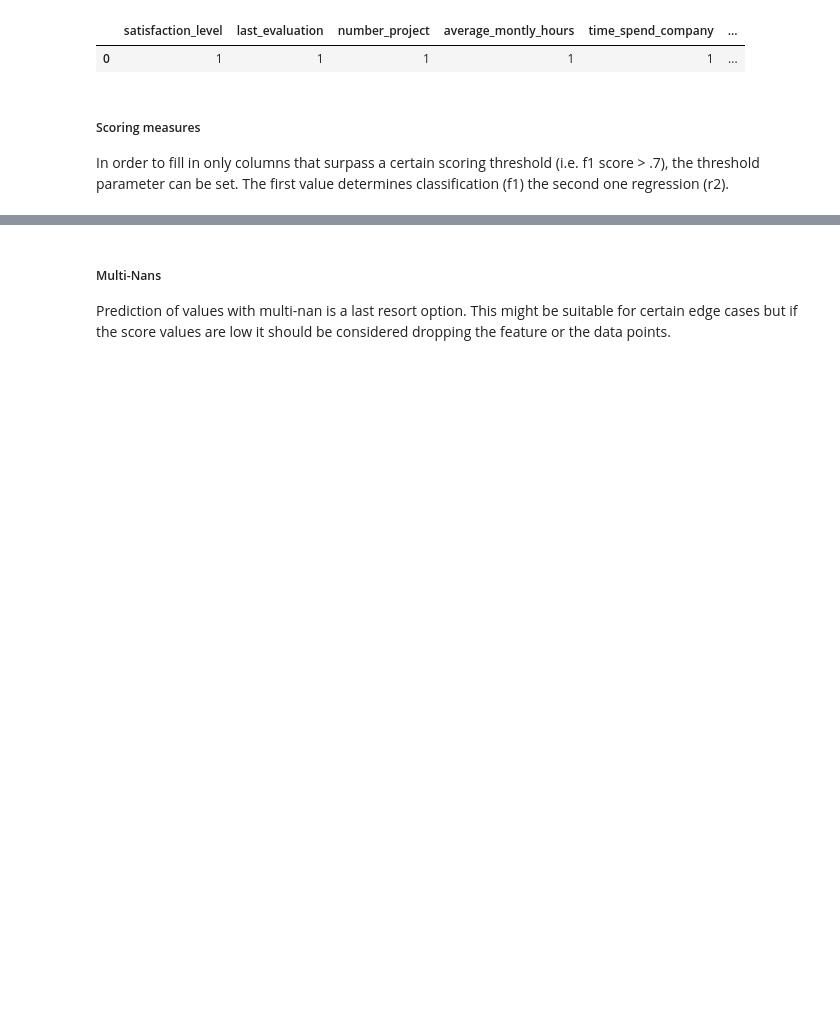
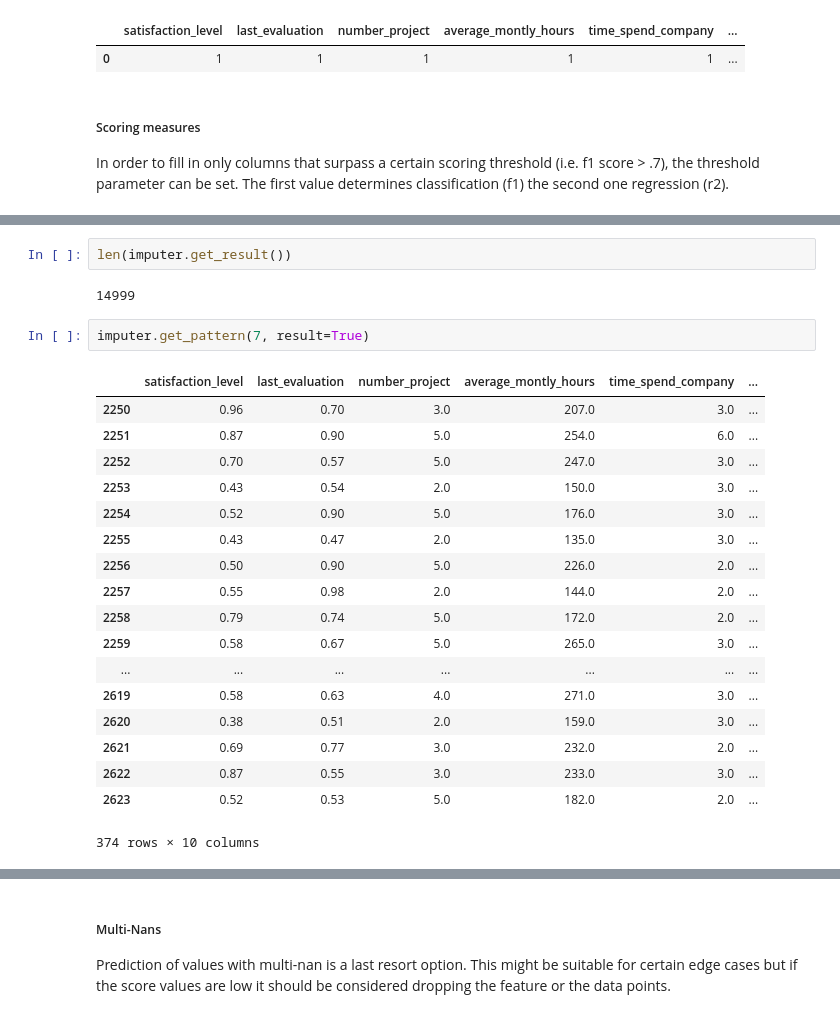
Before and after one commit to andirs/impyte, a Jupyter notebook: sandbox.ipynb, the cells around one changed output, grey strips where cells are left out. Drawn from its saved outputs; the diff is of its cells as text; blank space fills up the shorter version.

```diff
--- a/sandbox.ipynb
+++ b/sandbox.ipynb
@@ -630,3 +630,28 @@ Pattern: Label                Score                         Estimator
+# %%
+len(imputer.get_result())
+# %% [output]
+14999
+# %%
+imputer.get_pattern(7, result=True)
+# %% [output]
+|  | satisfaction_level | last_evaluation | number_project | average_montly_hours | time_spend_company | ... |
+| 2250 | 0.96 | 0.70 | 3.0 | 207.0 | 3.0 | ... |
+| 2251 | 0.87 | 0.90 | 5.0 | 254.0 | 6.0 | ... |
+| 2252 | 0.70 | 0.57 | 5.0 | 247.0 | 3.0 | ... |
+| 2253 | 0.43 | 0.54 | 2.0 | 150.0 | 3.0 | ... |
+| 2254 | 0.52 | 0.90 | 5.0 | 176.0 | 3.0 | ... |
+| 2255 | 0.43 | 0.47 | 2.0 | 135.0 | 3.0 | ... |
+| 2256 | 0.50 | 0.90 | 5.0 | 226.0 | 2.0 | ... |
+| 2257 | 0.55 | 0.98 | 2.0 | 144.0 | 2.0 | ... |
+| 2258 | 0.79 | 0.74 | 5.0 | 172.0 | 2.0 | ... |
+| 2259 | 0.58 | 0.67 | 5.0 | 265.0 | 3.0 | ... |
+| ... | ... | ... | ... | ... | ... | ... |
+| 2619 | 0.58 | 0.63 | 4.0 | 271.0 | 3.0 | ... |
+| 2620 | 0.38 | 0.51 | 2.0 | 159.0 | 3.0 | ... |
+| 2621 | 0.69 | 0.77 | 3.0 | 232.0 | 2.0 | ... |
+| 2622 | 0.87 | 0.55 | 3.0 | 233.0 | 3.0 | ... |
+| 2623 | 0.52 | 0.53 | 5.0 | 182.0 | 2.0 | ... |
+374 rows × 10 columns
 # %%
 imp = impyte.Impyter(complete_df_threshold)
 imp.pattern()
```
Also changed, not shown: parts of 11 cells of this notebook, 1 other file.
